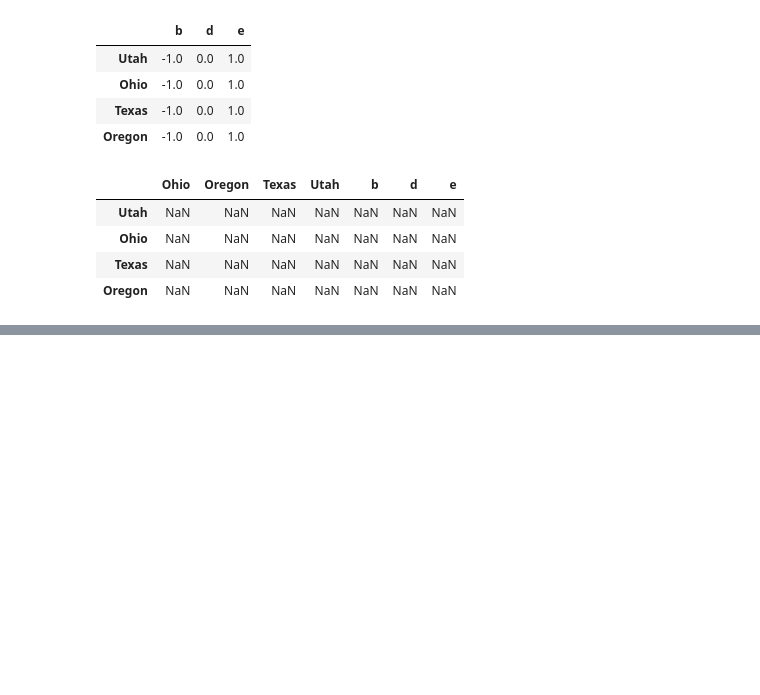
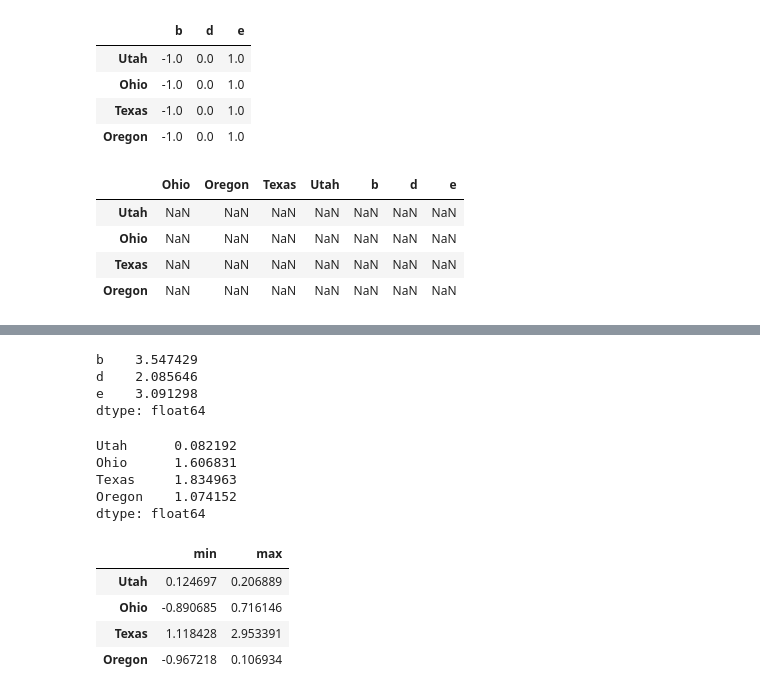
Before and after one commit to zhenyusu/pandas, a Jupyter notebook: pandas的基本功能/算数运算和数据对齐.ipynb, the cells around one changed output, grey strips where cells are left out. Cells and saved outputs as stored; diff of their text form; code cells hidden in the pictures; blank space fills up the shorter version.

```diff
--- a/pandas的基本功能/算数运算和数据对齐.ipynb
+++ b/pandas的基本功能/算数运算和数据对齐.ipynb
@@ -207,3 +213,30 @@ np.abs(frame)#绝对值
 # %%
 #将函数应用到由各列或者各行所形成的一维数组上去。使用DataFrame的apply方法
 f = lambda x:x.max()-x.min()
+# %%
+frame.apply(f)
+# %% [output]
+b    3.547429
+d    2.085646
+e    3.091298
+dtype: float64
+# %%
+frame.apply(f,axis = 1)
+# %% [output]
+Utah      0.082192
+Ohio      1.606831
+Texas     1.834963
+Oregon    1.074152
+dtype: float64
+# %%
+def f(x):return Series([x.min(),x.max()],index = ['min','max'])
+frame.apply(f)
+# %%
+def f(x):return Series([x.min(),x.max()],index = ['min','max'])
+frame.apply(f,axis = 1)
+# %% [output]
+|  | min | max |
+| Utah | 0.124697 | 0.206889 |
+| Ohio | -0.890685 | 0.716146 |
+| Texas | 1.118428 | 2.953391 |
+| Oregon | -0.967218 | 0.106934 |
```
Also changed, not shown: parts of 5 cells of this notebook, 1 other file.
